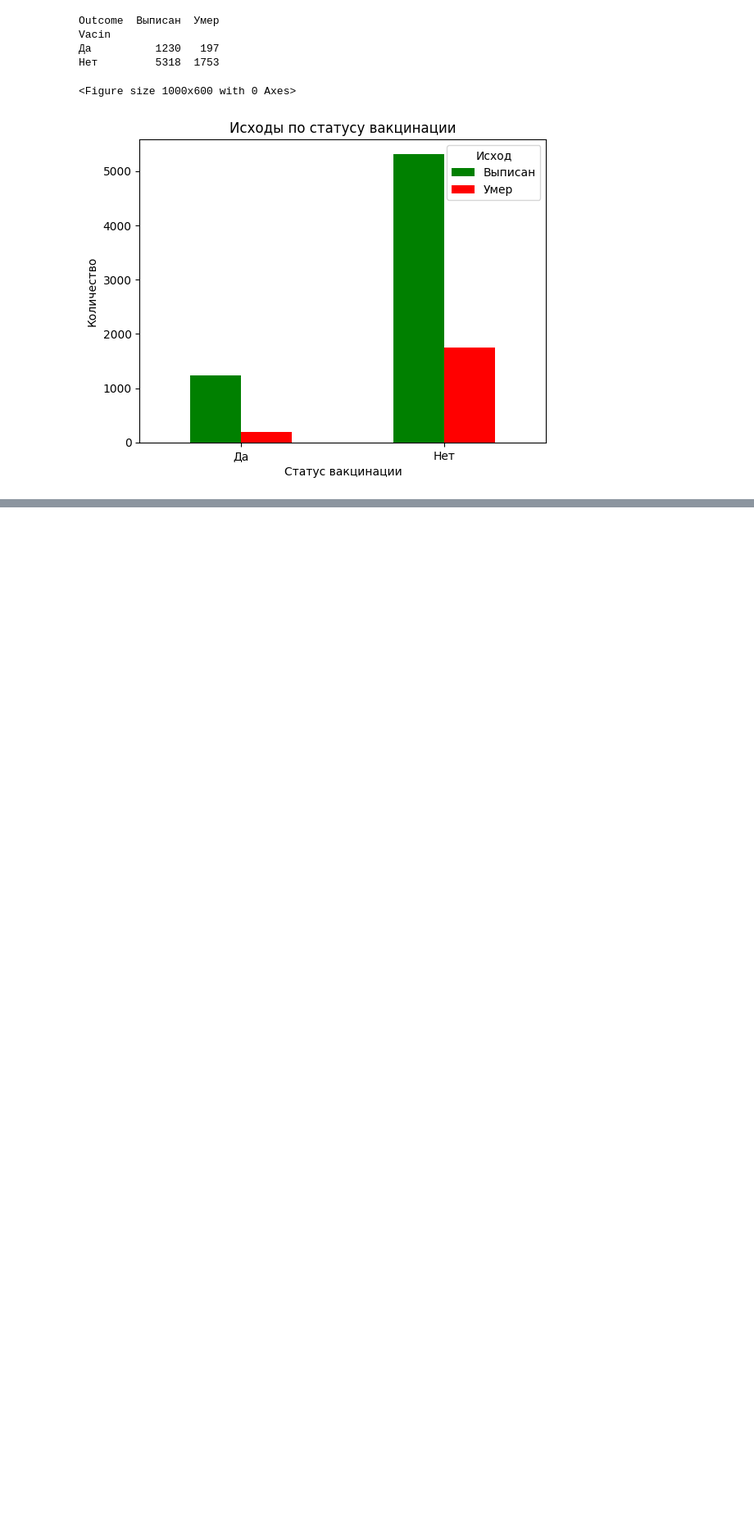
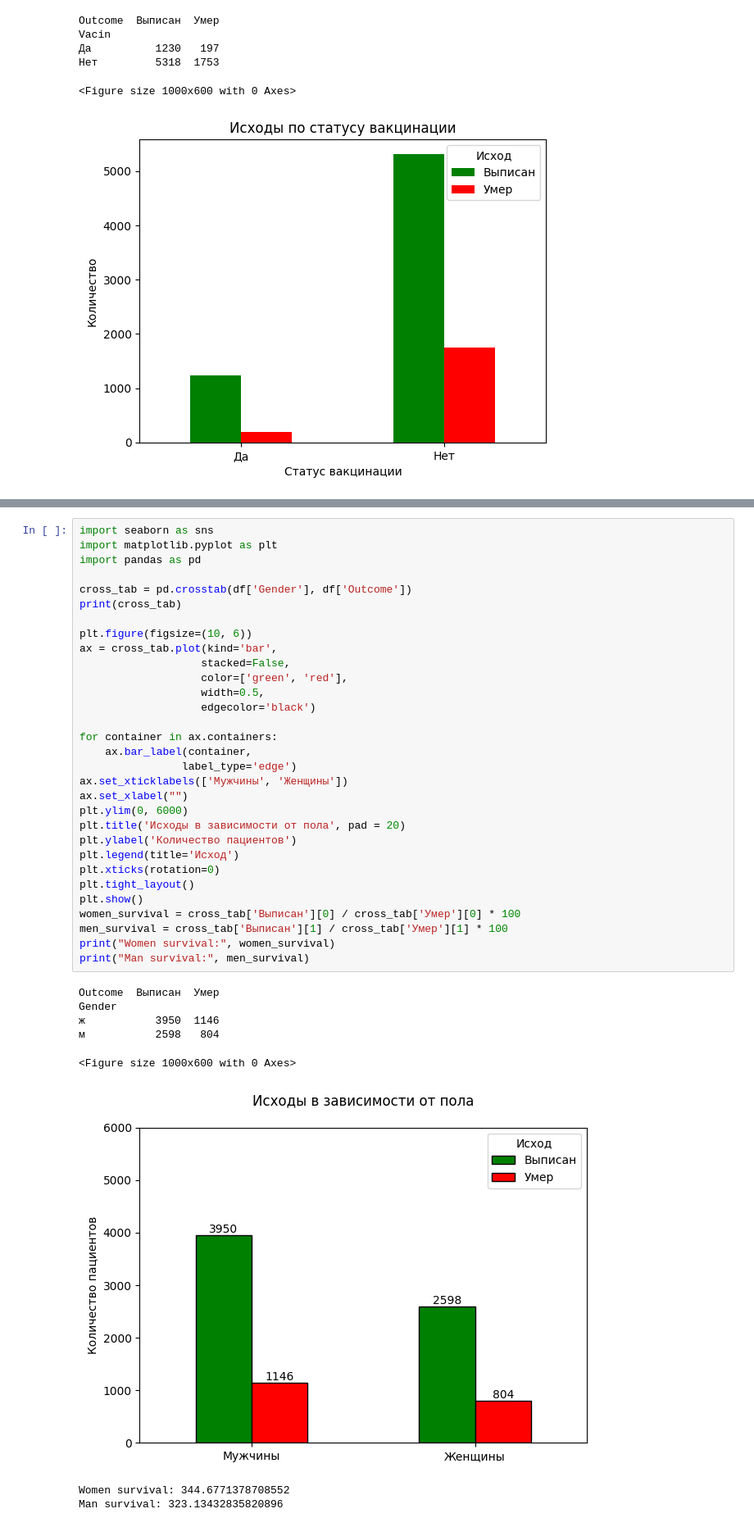
Before and after one commit to nikitanasibullin/MedAnalytics, a Jupyter notebook: subtask_five_2.ipynb, the cells around one changed output, grey strips where cells are left out. Shown at 82% size. Drawn from its saved outputs; the diff is of its cells as text; blank space fills up the shorter version.

Commit message:
added gender

```diff
--- a/subtask_five_2.ipynb
+++ b/subtask_five_2.ipynb
@@ -132,0 +135,40 @@ Vacin
+# %%
+import seaborn as sns
+import matplotlib.pyplot as plt
+import pandas as pd
+
+cross_tab = pd.crosstab(df['Gender'], df['Outcome'])
+print(cross_tab)
+
+plt.figure(figsize=(10, 6))
+ax = cross_tab.plot(kind='bar',
+                   stacked=False,
+                   color=['green', 'red'],
+                   width=0.5,
+                   edgecolor='black')
+
+for container in ax.containers:
+    ax.bar_label(container,
+                label_type='edge')
+ax.set_xticklabels(['Мужчины', 'Женщины'])
+ax.set_xlabel("")
+plt.ylim(0, 6000)
+plt.title('Исходы в зависимости от пола', pad = 20)
+plt.ylabel('Количество пациентов')
+plt.legend(title='Исход')
+plt.xticks(rotation=0)
+plt.tight_layout()
+plt.show()
+women_survival = cross_tab['Выписан'][0] / cross_tab['Умер'][0] * 100
+men_survival = cross_tab['Выписан'][1] / cross_tab['Умер'][1] * 100
+print("Women survival:", women_survival)
+print("Man survival:", men_survival)
+# %% [output]
+Outcome  Выписан  Умер
+Gender
+ж           3950  1146
+м           2598   804
+<Figure size 1000x600 with 0 Axes>
+[figure, added]
+Women survival: 344.6771378708552
+Man survival: 323.13432835820896
```
Also changed, not shown: parts of 2 cells of this notebook.
